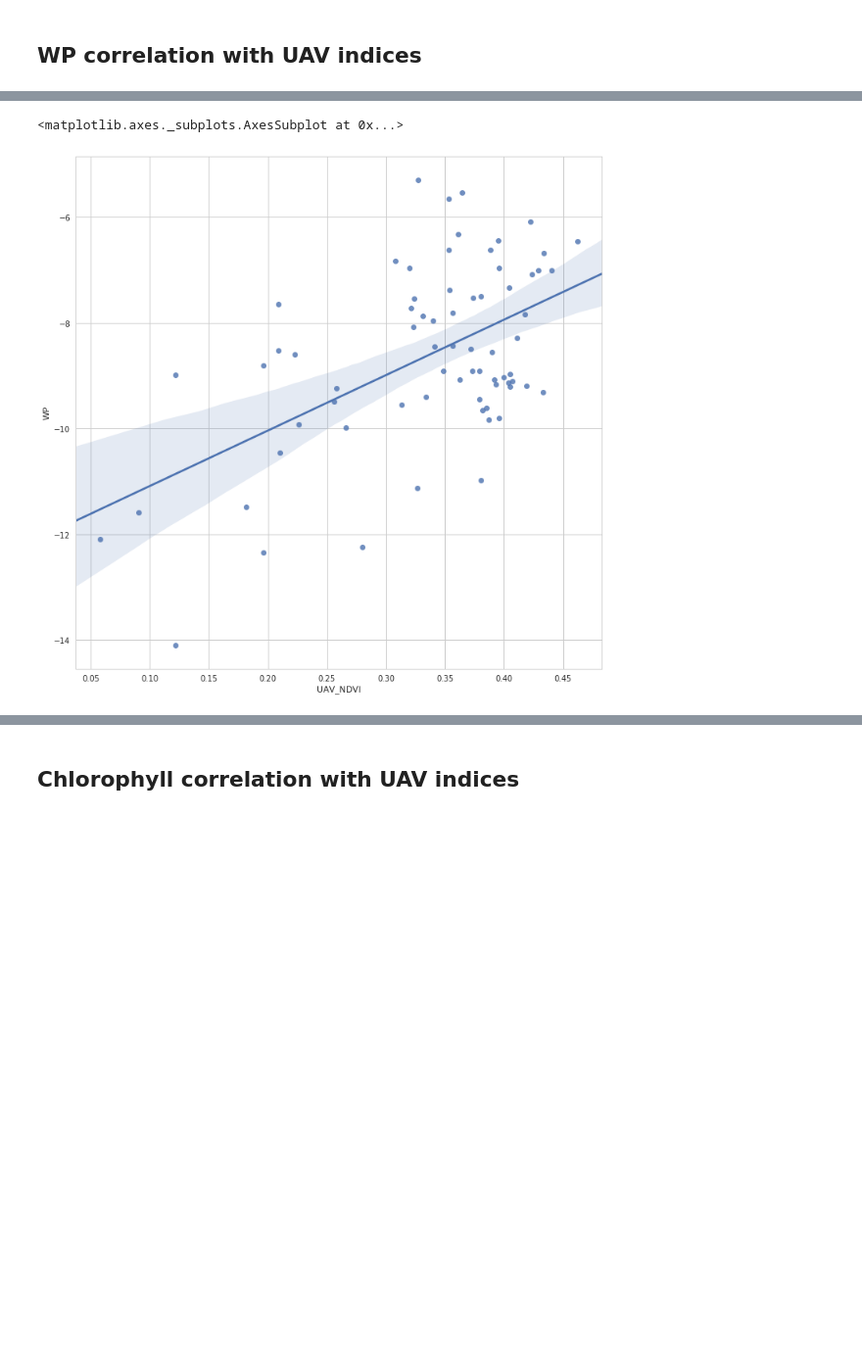
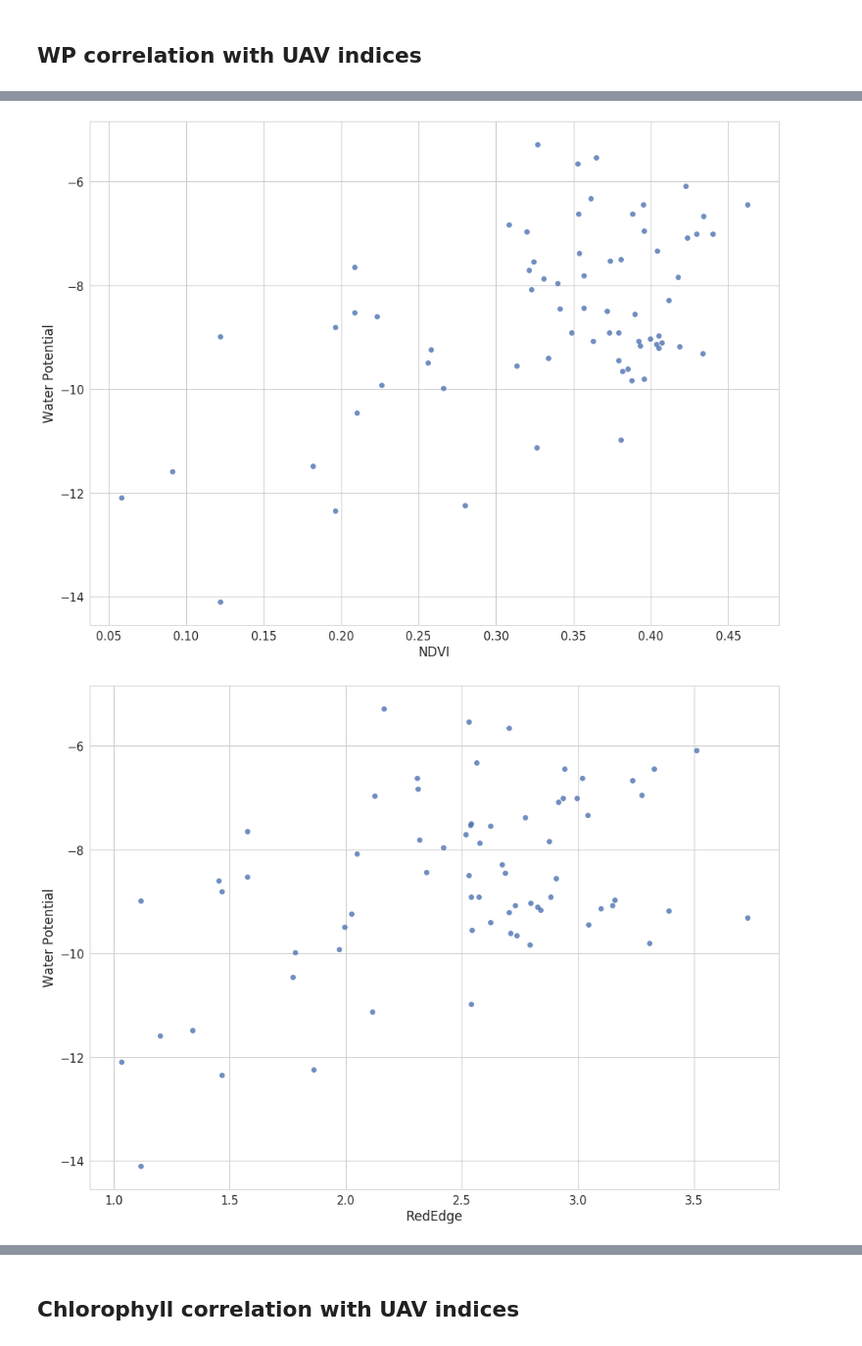
Before and after one commit to cheripai/thesis, a Jupyter notebook: notebooks/Orange_Raster_Analysis.ipynb, the cells around one changed output, grey strips where cells are left out. Shown: that part at 98% size. Saved outputs shown, nothing was run; the diff lists cells and outputs as text; code cells hidden in the pictures; blank space fills up the shorter version.

```diff
--- a/notebooks/Orange_Raster_Analysis.ipynb
+++ b/notebooks/Orange_Raster_Analysis.ipynb
@@ -100,5 +101,11 @@ sns.distplot(df["Chlorophyll"].dropna())
 # %% [markdown]
 ## WP correlation with UAV indices
+# %%
+def create_scatter(x, y, x_title, y_title):
+    fig = plt.figure()
+    sns.regplot(x=x, y=y, fit_reg=False, label="big")
+    plt.xlabel(x_title)
+    plt.ylabel(y_title)
 # %%
 print("NDVI & WP:", stats.pearsonr(df.dropna()["UAV_NDVI"], df.dropna()["WP"])[0])
 print("RedEdge & WP:", stats.pearsonr(df.dropna()["RedEdge"], df.dropna()["WP"])[0])
@@ -114,5 +121,9 @@ GNDVI & WP: 0.443908694598
-# %%
-sns.regplot(x=df["UAV_NDVI"], y=df["WP"])
-# %% [output]
-<matplotlib.axes._subplots.AxesSubplot at 0x...>
-[figure, removed]
+# %%
+create_scatter(df["UAV_NDVI"], df["WP"], "NDVI", "Water Potential")
+create_scatter(df["RedEdge"], df["WP"], "RedEdge", "Water Potential")
+create_scatter(df["EVI"], df["WP"], "EVI", "Water Potential")
+create_scatter(df["MCARI"], df["WP"], "MCARI", "Water Potential")
+create_scatter(df["GNDVI"], df["WP"], "GNDVI", "Water Potential")
+# %% [output]
+[figure, added]
+[figure, added]
```
Also changed, not shown: parts of 15 cells of this notebook.
